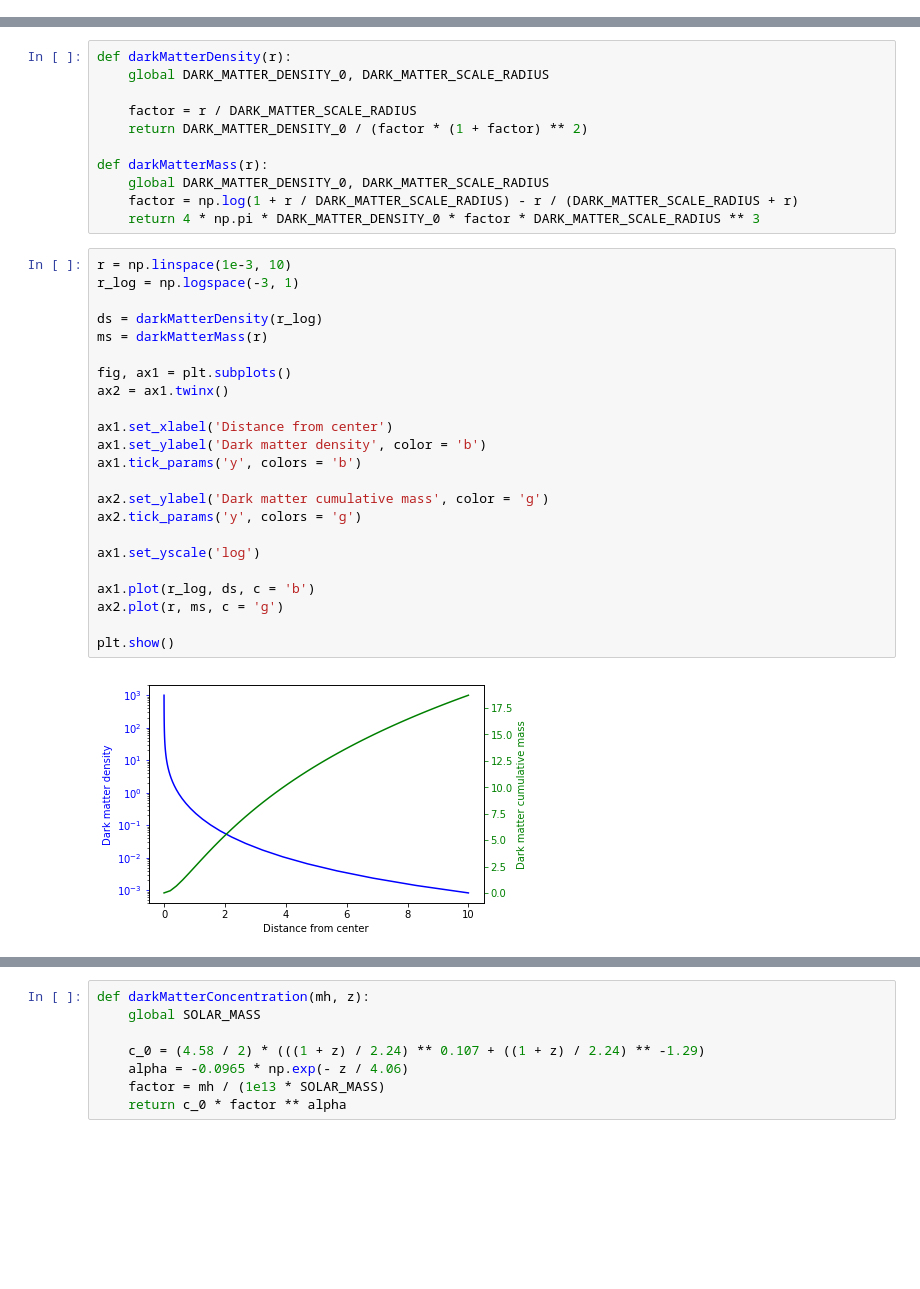
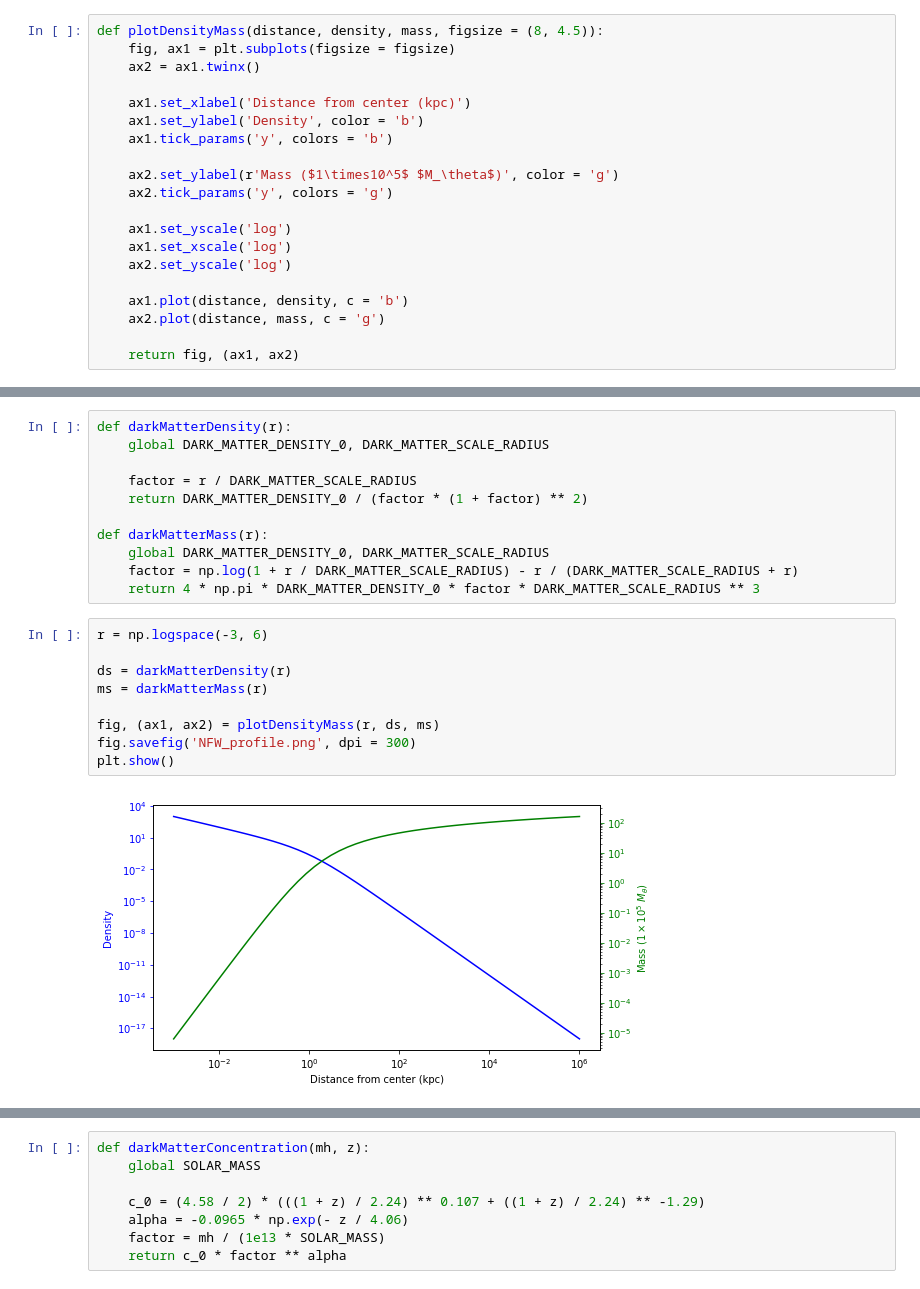
Before and after one commit to jsbarbosa/TesisFisica, a Jupyter notebook: Files/Week 3/BaseCase.ipynb, the cells around one changed output, grey strips where cells are left out. Saved outputs shown, nothing was run; the diff lists cells and outputs as text; blank space fills up the shorter version.

```diff
--- a/Files/Week 3/BaseCase.ipynb
+++ b/Files/Week 3/BaseCase.ipynb
@@ -10,3 +10,23 @@ import matplotlib.gridspec as gridspec
 import matplotlib.cm as cm
 
 from mpl_toolkits.mplot3d import Axes3D
+# %%
+def plotDensityMass(distance, density, mass, figsize = (8, 4.5)):
+    fig, ax1 = plt.subplots(figsize = figsize)
+    ax2 = ax1.twinx()
+
+    ax1.set_xlabel('Distance from center (kpc)')
+    ax1.set_ylabel('Density', color = 'b')
+    ax1.tick_params('y', colors = 'b')
+
+    ax2.set_ylabel(r'Mass ($1\times10^5$ $M_\theta$)', color = 'g')
+    ax2.tick_params('y', colors = 'g')
+
+    ax1.set_yscale('log')
+    ax1.set_xscale('log')
+    ax2.set_yscale('log')
+
+    ax1.plot(distance, density, c = 'b')
+    ax2.plot(distance, mass, c = 'g')
+
+    return fig, (ax1, ax2)
@@ -47,31 +127,17 @@ def darkMatterMass(r):
     global DARK_MATTER_DENSITY_0, DARK_MATTER_SCALE_RADIUS
     factor = np.log(1 + r / DARK_MATTER_SCALE_RADIUS) - r / (DARK_MATTER_SCALE_RADIUS + r)
     return 4 * np.pi * DARK_MATTER_DENSITY_0 * factor * DARK_MATTER_SCALE_RADIUS ** 3
-# %%
-r = np.linspace(1e-3, 10)
-r_log = np.logspace(-3, 1)
-
-ds = darkMatterDensity(r_log)
-ms = darkMatterMass(r)
-
-fig, ax1 = plt.subplots()
-ax2 = ax1.twinx()
-
-ax1.set_xlabel('Distance from center')
-ax1.set_ylabel('Dark matter density', color = 'b')
-ax1.tick_params('y', colors = 'b')
-
-ax2.set_ylabel('Dark matter cumulative mass', color = 'g')
-ax2.tick_params('y', colors = 'g')
-
-ax1.set_yscale('log')
-
-ax1.plot(r_log, ds, c = 'b')
-ax2.plot(r, ms, c = 'g')
-
-plt.show()
-# %% [output]
-[figure, removed]
+# %%
+r = np.logspace(-3, 6)
+
+ds = darkMatterDensity(r)
+ms = darkMatterMass(r)
+
+fig, (ax1, ax2) = plotDensityMass(r, ds, ms)
+fig.savefig('NFW_profile.png', dpi = 300)
+plt.show()
+# %% [output]
+[figure, added]
 # %% [markdown]
 ## Concentration of dark matter halo
 
```
Also changed, not shown: parts of 18 cells of this notebook, 32 other files.
